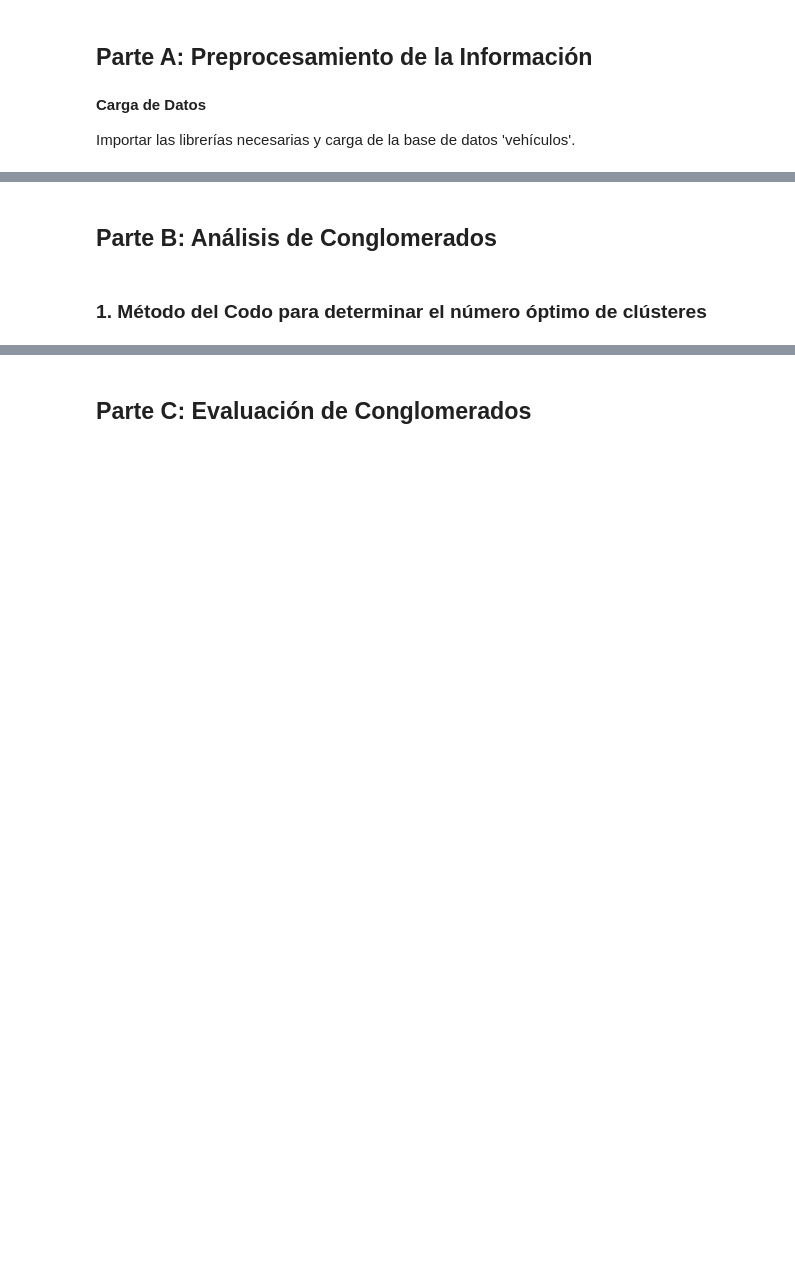
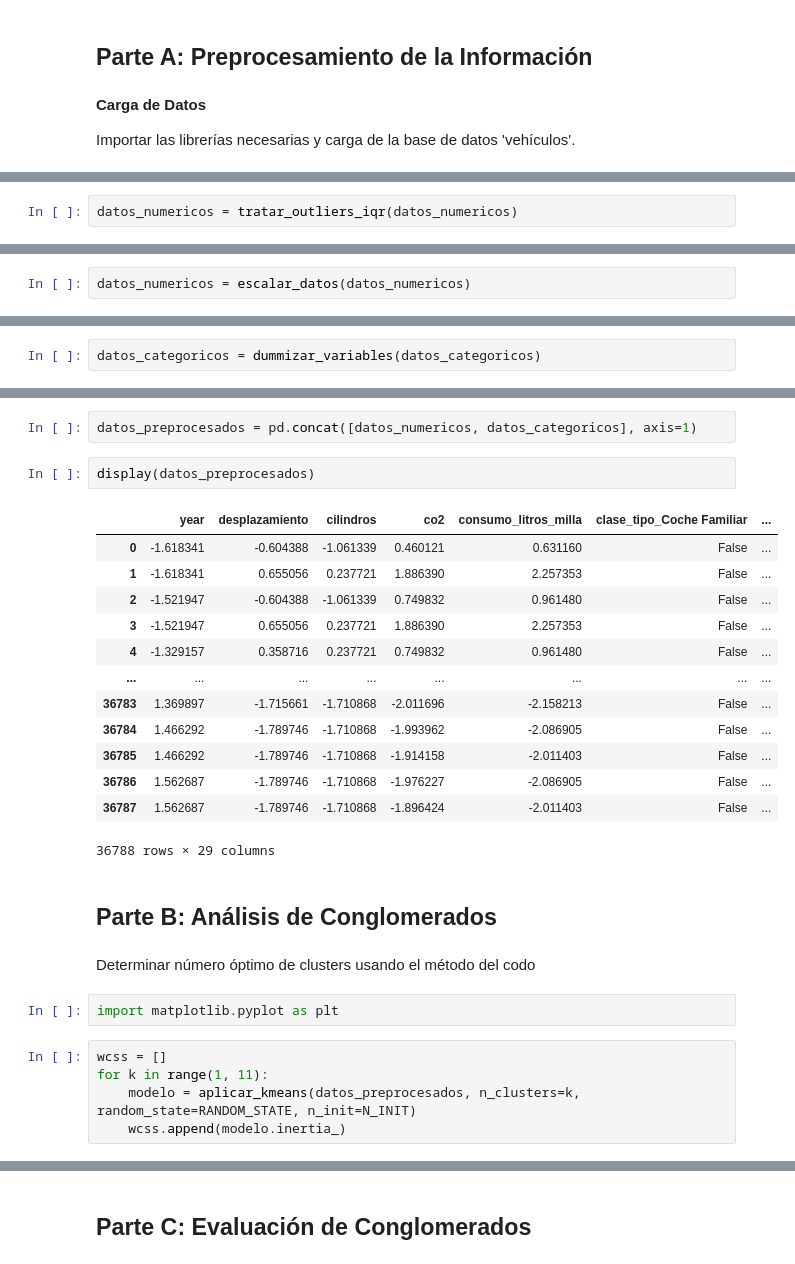
Before and after one commit to AzShet/Data_Mining-LAB10, a Jupyter notebook: LAB10-RUELAS.ipynb, the cells around one changed output, grey strips where cells are left out. Drawn from its saved outputs; the diff is of its cells as text; blank space fills up the shorter version.

```diff
--- a/LAB10-RUELAS.ipynb
+++ b/LAB10-RUELAS.ipynb
@@ -89,0 +209,2 @@ DataFrame final después de escalamiento y dumización: 36788 filas, 29 columnas
+# %%
+datos_numericos = tratar_outliers_iqr(datos_numericos)
@@ -89,0 +213,2 @@ DataFrame final después de escalamiento y dumización: 36788 filas, 29 columnas
+# %%
+datos_numericos = escalar_datos(datos_numericos)
@@ -89,0 +217,2 @@ DataFrame final después de escalamiento y dumización: 36788 filas, 29 columnas
+# %%
+datos_categoricos = dummizar_variables(datos_categoricos)
@@ -90,4 +221,29 @@ DataFrame final después de escalamiento y dumización: 36788 filas, 29 columnas
+# %%
+datos_preprocesados = pd.concat([datos_numericos, datos_categoricos], axis=1)
+# %%
+display(datos_preprocesados)
+# %% [output]
+|  | year | desplazamiento | cilindros | co2 | consumo_litros_milla | clase_tipo_Coche Familiar | ... |
+| 0 | -1.618341 | -0.604388 | -1.061339 | 0.460121 | 0.631160 | False | ... |
+| 1 | -1.618341 | 0.655056 | 0.237721 | 1.886390 | 2.257353 | False | ... |
+| 2 | -1.521947 | -0.604388 | -1.061339 | 0.749832 | 0.961480 | False | ... |
+| 3 | -1.521947 | 0.655056 | 0.237721 | 1.886390 | 2.257353 | False | ... |
+| 4 | -1.329157 | 0.358716 | 0.237721 | 0.749832 | 0.961480 | False | ... |
+| ... | ... | ... | ... | ... | ... | ... | ... |
+| 36783 | 1.369897 | -1.715661 | -1.710868 | -2.011696 | -2.158213 | False | ... |
+| 36784 | 1.466292 | -1.789746 | -1.710868 | -1.993962 | -2.086905 | False | ... |
+| 36785 | 1.466292 | -1.789746 | -1.710868 | -1.914158 | -2.011403 | False | ... |
+| 36786 | 1.562687 | -1.789746 | -1.710868 | -1.976227 | -2.086905 | False | ... |
+| 36787 | 1.562687 | -1.789746 | -1.710868 | -1.896424 | -2.011403 | False | ... |
+36788 rows × 29 columns
 # %% [markdown]
 ## Parte B: Análisis de Conglomerados
-# %% [markdown]
-### 1. Método del Codo para determinar el número óptimo de clústeres
+# %% [markdown]
+Determinar número óptimo de clusters usando el método del codo
+# %%
+import matplotlib.pyplot as plt
+# %%
+wcss = []
+for k in range(1, 11):
+    modelo = aplicar_kmeans(datos_preprocesados, n_clusters=k, random_state=RANDOM_STATE, n_init=N_INIT)
+    wcss.append(modelo.inertia_)
```
Also changed, not shown: parts of 87 cells of this notebook.
